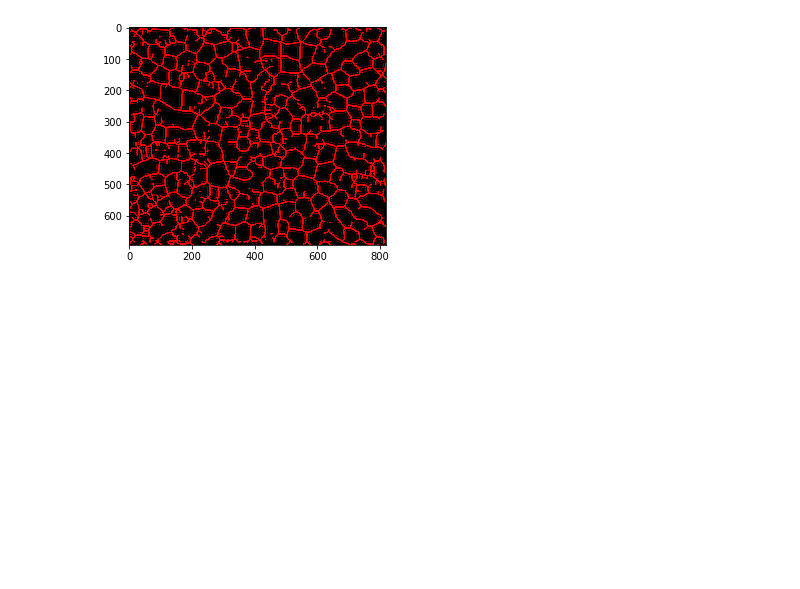
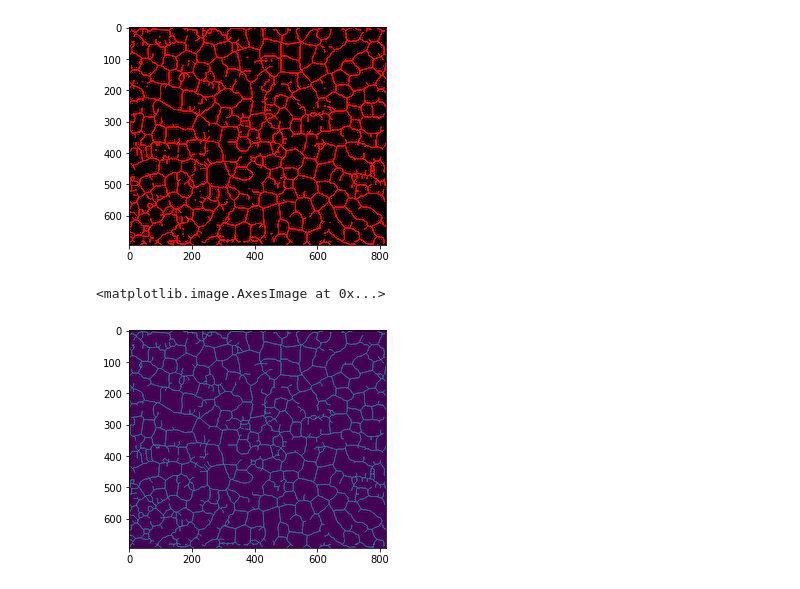
Before and after one commit to csteed/ORHS-MathThesis-2018, a Jupyter notebook: work/CNMS/Wild015-adaptive w quantize.ipynb, the cells around one changed output. Saved outputs shown, nothing was run; the diff lists cells and outputs as text; code cells hidden in the pictures; blank space fills up the shorter version.

```diff
--- a/work/CNMS/Wild015-adaptive w quantize.ipynb
+++ b/work/CNMS/Wild015-adaptive w quantize.ipynb
@@ -95,6 +96,14 @@ ax.imshow(adaptiveskeleton, cmap=red2, interpolation='sinc')
 # %% [output]
 <matplotlib.image.AxesImage at 0x...>
 [figure]
+# %%
+from skimage.morphology import remove_small_objects
+cleanskel=remove_small_objects(adaptiveskeleton, min_size=50, connectivity=3)
+plot = plt.subplot()
+plot.imshow(cleanskel, interpolation='sinc')
+# %% [output]
+<matplotlib.image.AxesImage at 0x...>
+[figure, added]
 # %%
 import matplotlib.image as mpimg
 img2=mpimg.imread('cropped_Wild015.tif')
```
Also changed, not shown: parts of 2 cells of this notebook, 9 other files.
